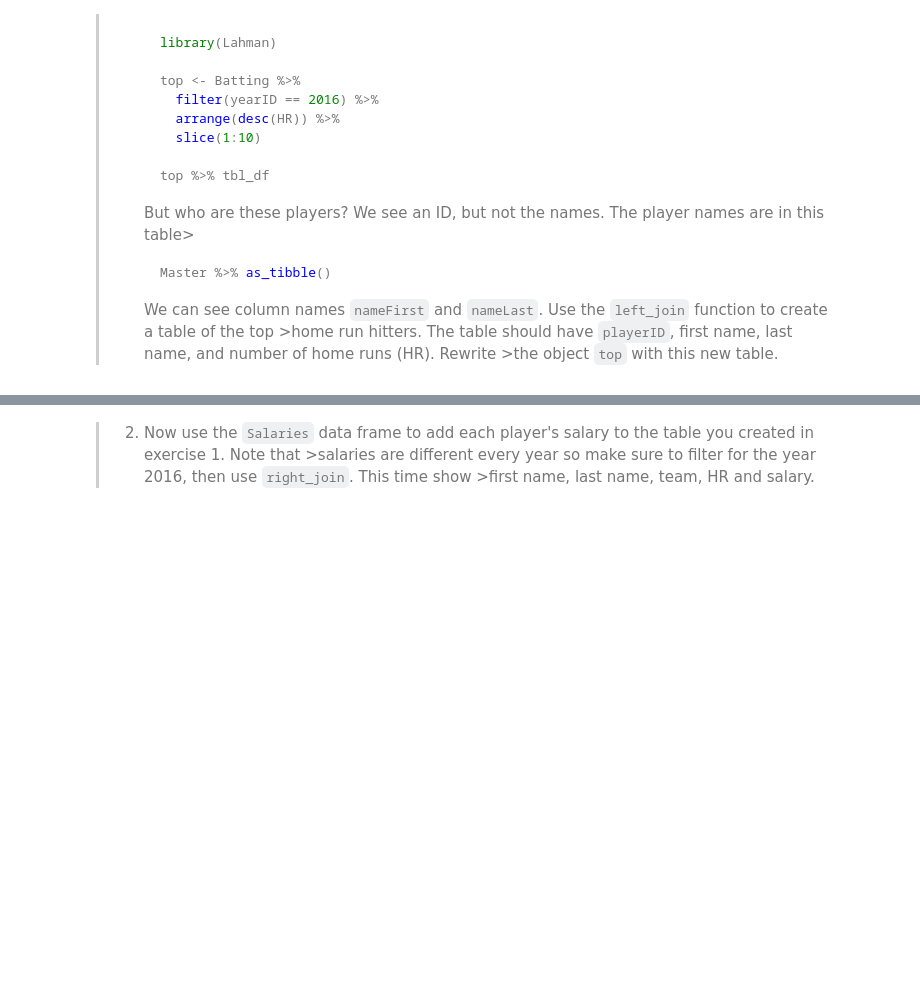
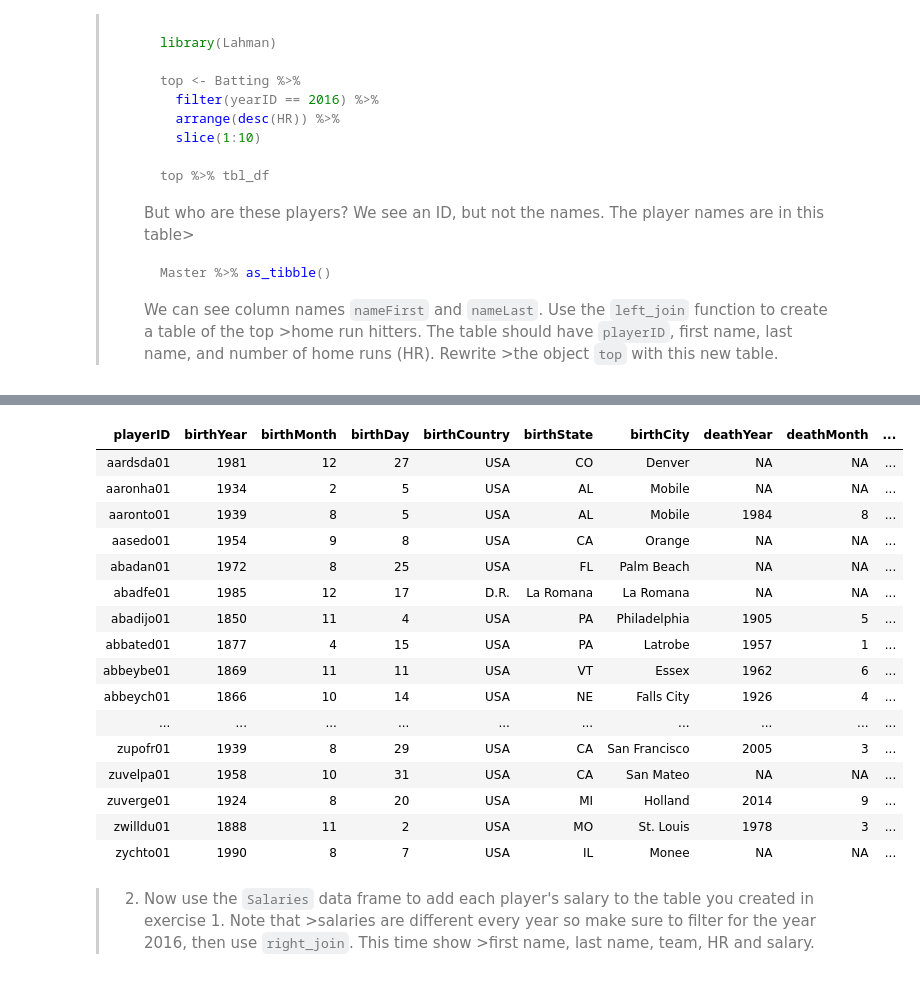
Before and after one commit to mldwr/dsbook_exercises, a Jupyter notebook: ex_37_combining_tables.ipynb, the cells around one changed output, grey strips where cells are left out. Cells and saved outputs as stored; diff of their text form; code cells hidden in the pictures; blank space fills up the shorter version.

```diff
--- a/ex_37_combining_tables.ipynb
+++ b/ex_37_combining_tables.ipynb
@@ -26,3 +100,23 @@
+# %%
+Master %>% as.tibble()
+# %% [output]
+| playerID | birthYear | birthMonth | birthDay | birthCountry | birthState | birthCity | deathYear | deathMonth | ... |
+| aardsda01 | 1981 | 12 | 27 | USA | CO | Denver | NA | NA | ... |
+| aaronha01 | 1934 | 2 | 5 | USA | AL | Mobile | NA | NA | ... |
+| aaronto01 | 1939 | 8 | 5 | USA | AL | Mobile | 1984 | 8 | ... |
+| aasedo01 | 1954 | 9 | 8 | USA | CA | Orange | NA | NA | ... |
+| abadan01 | 1972 | 8 | 25 | USA | FL | Palm Beach | NA | NA | ... |
+| abadfe01 | 1985 | 12 | 17 | D.R. | La Romana | La Romana | NA | NA | ... |
+| abadijo01 | 1850 | 11 | 4 | USA | PA | Philadelphia | 1905 | 5 | ... |
+| abbated01 | 1877 | 4 | 15 | USA | PA | Latrobe | 1957 | 1 | ... |
+| abbeybe01 | 1869 | 11 | 11 | USA | VT | Essex | 1962 | 6 | ... |
+| abbeych01 | 1866 | 10 | 14 | USA | NE | Falls City | 1926 | 4 | ... |
+| ... | ... | ... | ... | ... | ... | ... | ... | ... | ... |
+| zupofr01 | 1939 | 8 | 29 | USA | CA | San Francisco | 2005 | 3 | ... |
+| zuvelpa01 | 1958 | 10 | 31 | USA | CA | San Mateo | NA | NA | ... |
+| zuverge01 | 1924 | 8 | 20 | USA | MI | Holland | 2014 | 9 | ... |
+| zwilldu01 | 1888 | 11 | 2 | USA | MO | St. Louis | 1978 | 3 | ... |
+| zychto01 | 1990 | 8 | 7 | USA | IL | Monee | NA | NA | ... |
 # %% [markdown]
 >2. Now use the `Salaries` data frame to add each player's salary to the table you created in exercise 1. Note that >salaries are different every year so make sure to filter for the year 2016, then use `right_join`. This time show >first name, last name, team, HR and salary.
 # %% [markdown]
```
Also changed, not shown: parts of 7 cells of this notebook.
